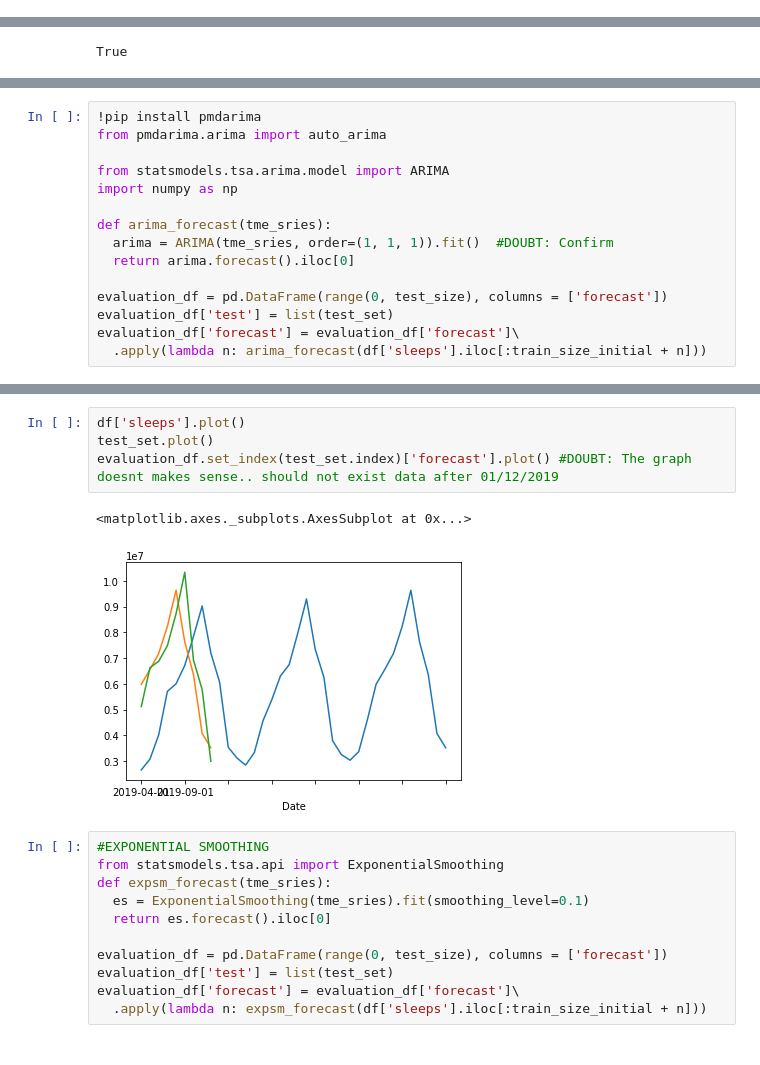
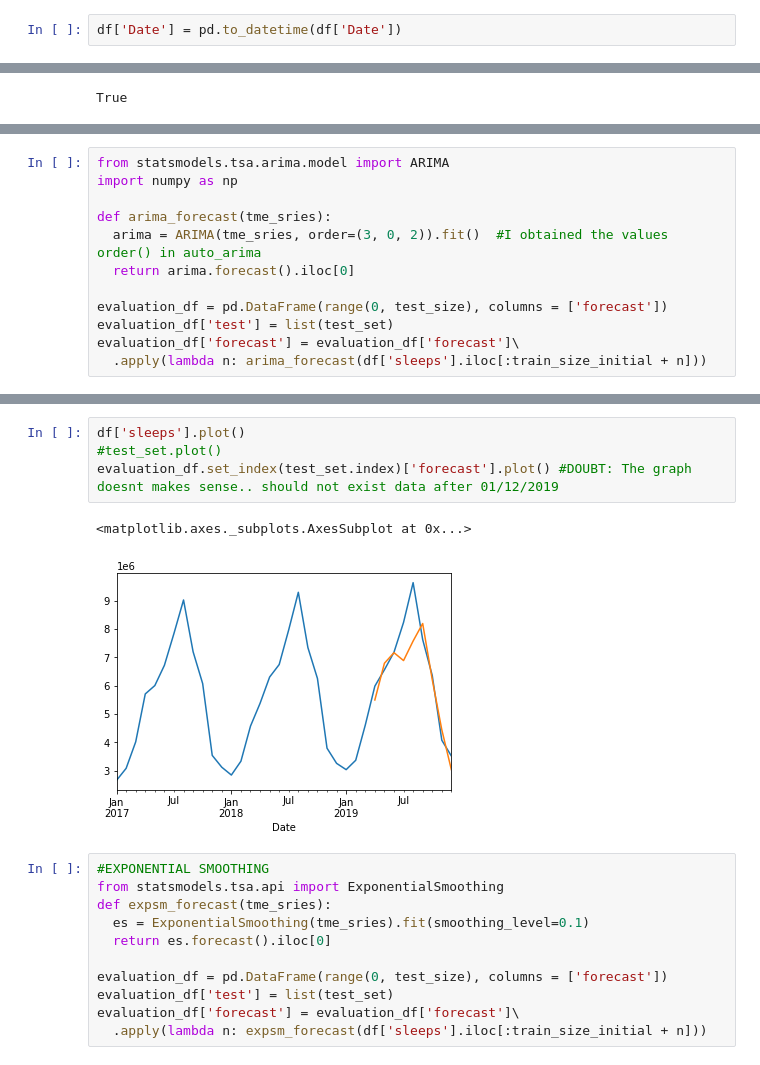
Before and after one commit to LuisaPolicarpo/Project5, a Jupyter notebook: Duvidas_FC.ipynb, the cells around one changed output, grey strips where cells are left out. Cells and saved outputs as stored; diff of their text form.

```diff
--- a/Duvidas_FC.ipynb
+++ b/Duvidas_FC.ipynb
@@ -11,2 +25,4 @@ df
+# %%
+df['Date'] = pd.to_datetime(df['Date'])
 # %%
 df.set_index('Date', inplace=True)
@@ -27,12 +66,9 @@ True
 # %%
-!pip install pmdarima
-from pmdarima.arima import auto_arima
-
 from statsmodels.tsa.arima.model import ARIMA
 import numpy as np
 
 def arima_forecast(tme_sries):
-  arima = ARIMA(tme_sries, order=(1, 1, 1)).fit()  #DOUBT: Confirm
+  arima = ARIMA(tme_sries, order=(3, 0, 2)).fit()  #I obtained the values order() in auto_arima
   return arima.forecast().iloc[0]
 
 evaluation_df = pd.DataFrame(range(0, test_size), columns = ['forecast'])
@@ -52,10 +81,10 @@ evaluation_df.set_index(test_set.index)['forecast'].iloc[evaluation_df.shape[0]
 # %%
 df['sleeps'].plot()
-test_set.plot()
+#test_set.plot()
 evaluation_df.set_index(test_set.index)['forecast'].plot() #DOUBT: The graph doesnt makes sense.. should not exist data after 01/12/2019
 # %% [output]
 <matplotlib.axes._subplots.AxesSubplot at 0x...>
-[figure, old version]
+[figure, new version]
 # %%
 #EXPONENTIAL SMOOTHING
 from statsmodels.tsa.api import ExponentialSmoothing
```
Also changed, not shown: parts of 32 cells of this notebook.
